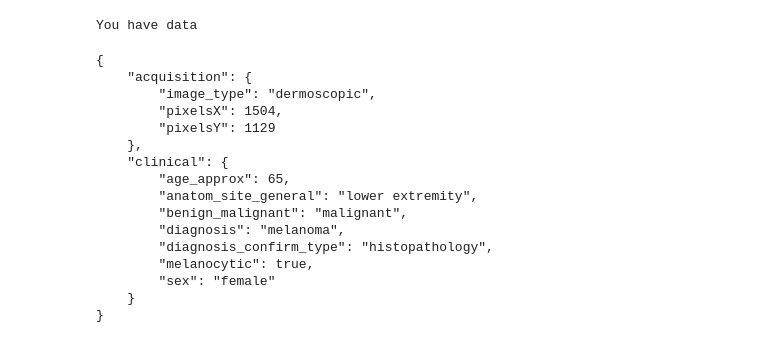
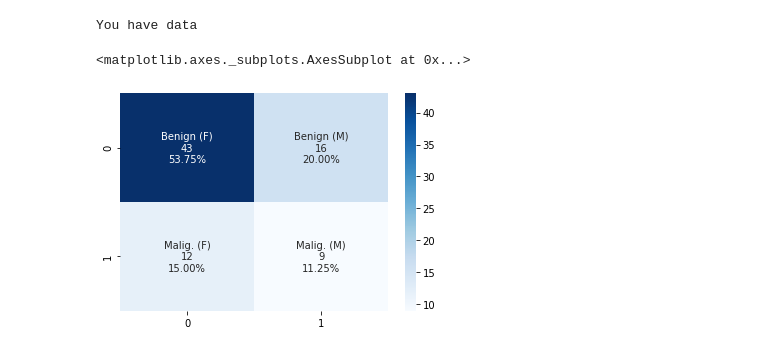
Before and after one commit to fredhutchio/ml-melanoma-example, a Jupyter notebook: Prelim_notebook.ipynb, the cells around one changed output. Cells and saved outputs as stored; diff of their text form; code cells hidden in the pictures.

Commit message:
Subplots for Beginner Q2

```diff
--- a/Prelim_notebook.ipynb
+++ b/Prelim_notebook.ipynb
@@ -32,24 +35,47 @@ else:
 You have data
 # %%
 des_paths = [join(descriptions, f) for f in listdir(descriptions) if isfile(join(descriptions, f))]
-# %%
-with open(des_paths[40]) as json_file:
-    j = json.load(json_file)
-    print(json.dumps(j["meta"], indent=4))
-# %% [output]
-{
-    "acquisition": {
-        "image_type": "dermoscopic",
-        "pixelsX": 1504,
-        "pixelsY": 1129
-    },
-    "clinical": {
-        "age_approx": 65,
-        "anatom_site_general": "lower extremity",
-        "benign_malignant": "malignant",
-        "diagnosis": "melanoma",
-        "diagnosis_confirm_type": "histopathology",
-        "melanocytic": true,
-        "sex": "female"
-    }
-}
+# %%
+malignant = []
+benign = []
+for im in des_paths:
+    with open(im) as json_file:
+        j = json.load(json_file)
+
+        if j["meta"]["clinical"]["benign_malignant"] == "malignant":
+
+            malignant.append(j["meta"]["clinical"]["age_approx"])
+            malignant.append(j["meta"]["clinical"]["sex"])
+
+        elif j["meta"]["clinical"]["benign_malignant"] == "benign":
+
+            benign.append(j["meta"]["clinical"]["age_approx"])
+            benign.append(j["meta"]["clinical"]["sex"])
+# %%
+# Malignant for male and female
+# Benign for male and female
+conf_mat = np.array([[benign.count('female'), benign.count('male')],
+                     [malignant.count('female'), malignant.count('male')]])
+
+group_names = ['Benign (F)','Benign (M)','Malig. (F)','Malig. (M)']
+
+group_counts = ["{0:0.0f}".format(value) for value in
+                conf_mat.flatten()]
+group_percentages = ["{0:.2%}".format(value) for value in
+                     conf_mat.flatten()/np.sum(conf_mat)]
+labels = [f"{v1}\n{v2}\n{v3}" for v1, v2, v3 in
+          zip(group_names,group_counts,group_percentages)]
+
+labels = np.asarray(labels).reshape(2,2)
+
+# Malignant for age
+# Benign for age
+b_age = [x for x in benign if isinstance(x, int)]
+m_age = [x for x in malignant if isinstance(x, int)]
+
+flags = ['benign'] * len(b_age) + ['malignant'] * len(m_age)
+# %%
+sns.heatmap(conf_mat, annot=labels, fmt='', cmap='Blues')
+# %% [output]
+<matplotlib.axes._subplots.AxesSubplot at 0x...>
+[figure, added]
```
Also changed, not shown: parts of 4 cells of this notebook.
